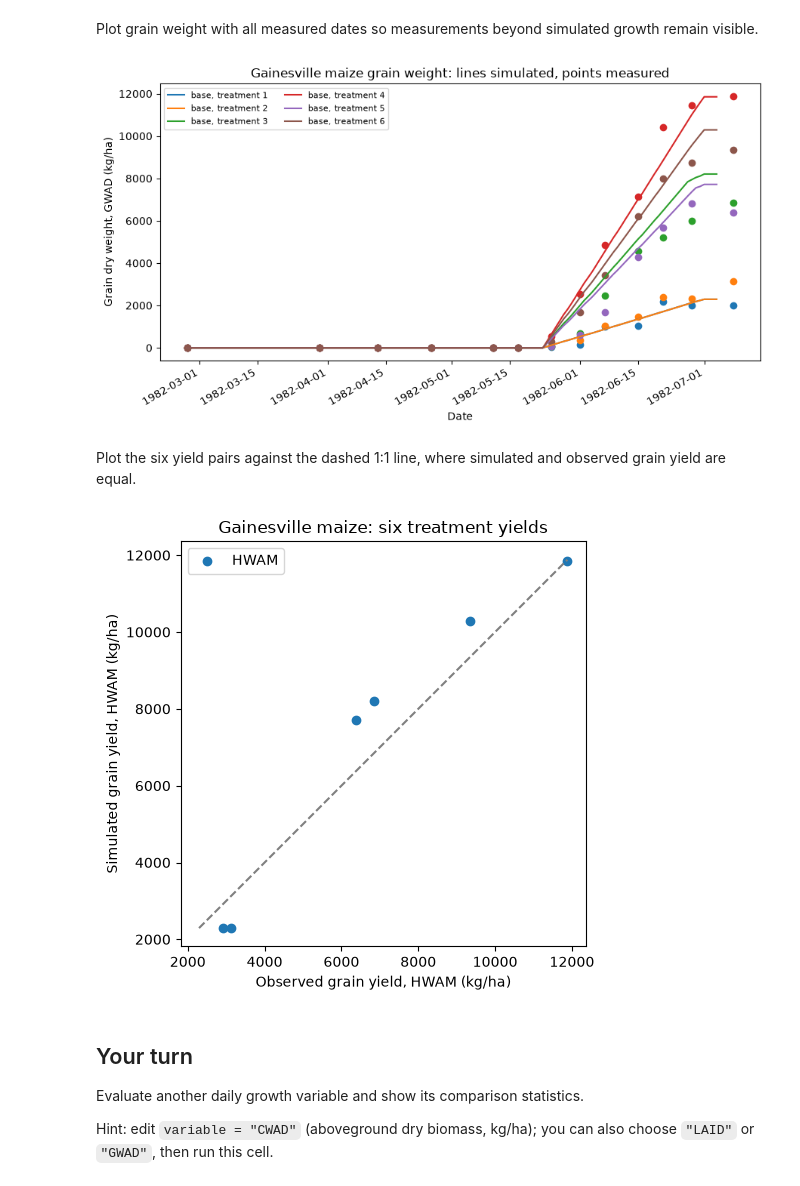
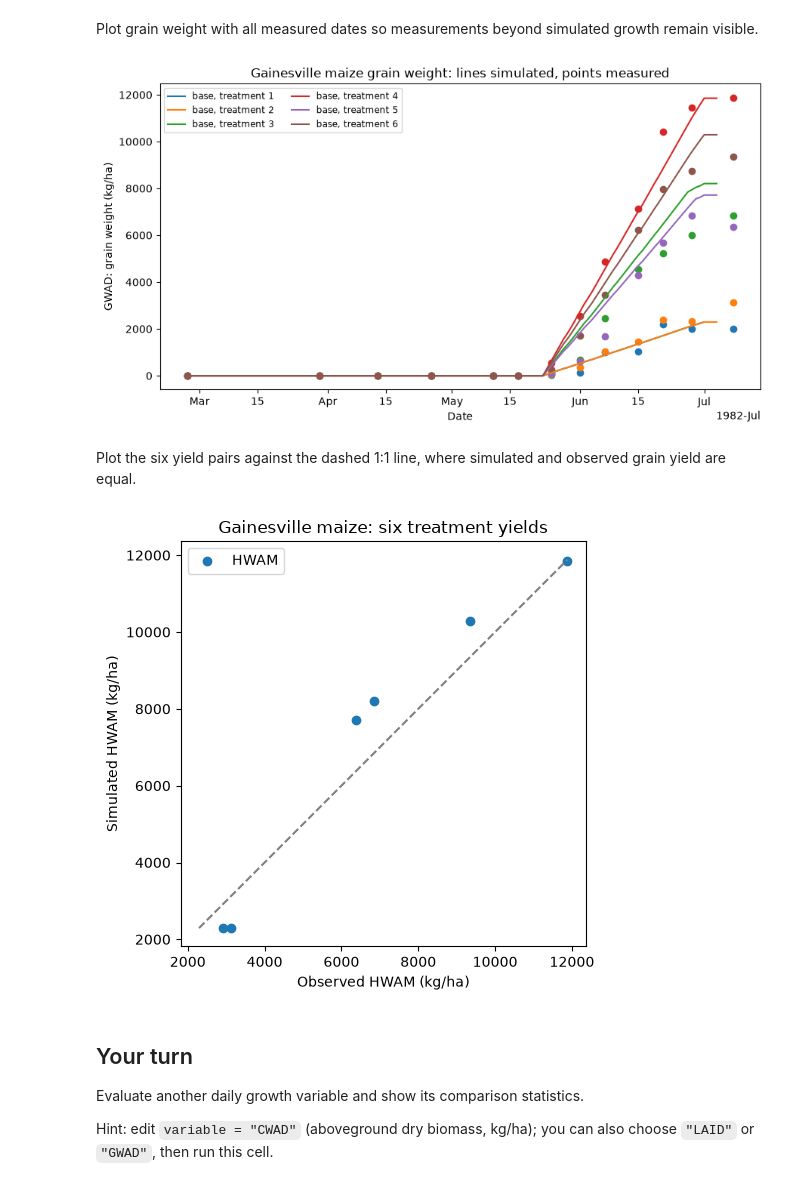
Before and after one commit to AbdelrahmanAmr3/dssatlab, a Jupyter notebook: course/07_simulated_vs_observed/lesson.ipynb, the cells around one changed output. Cells and saved outputs as stored; diff of their text form; code cells hidden in the pictures.

```diff
--- a/course/07_simulated_vs_observed/lesson.ipynb
+++ b/course/07_simulated_vs_observed/lesson.ipynb
@@ -166,29 +159,24 @@ Plot grain weight with all measured dates so measurements beyond simulated growt
 # %%
 # Overlay measured grain dry weight on simulated growth curves.
 ax = dl.plot_observed(result, observed_t, "GWAD")
 ax.figure.set_size_inches(9, 5)
-ax.set(ylabel="Grain dry weight, GWAD (kg/ha)",
-       title="Gainesville maize grain weight: lines simulated, points measured")
-ax.legend(fontsize=8, ncol=2)
-ax.figure.autofmt_xdate()
+ax.set_title("Gainesville maize grain weight: lines simulated, points measured")
 plt.tight_layout()
 plt.show()
 # %% [output]
-[figure, old version]
+[figure, new version]
 # %% [markdown]
 Plot the six yield pairs against the dashed 1:1 line, where simulated and observed grain yield are equal.
 # %%
 # Plot end-of-season grain yield agreement.
 ax = dl.plot_evaluation(evaluation, variable="HWAM")
 ax.figure.set_size_inches(6, 5)
-ax.set(xlabel="Observed grain yield, HWAM (kg/ha)",
-       ylabel="Simulated grain yield, HWAM (kg/ha)",
-       title="Gainesville maize: six treatment yields")
+ax.set_title("Gainesville maize: six treatment yields")
 ax.set_aspect("equal", adjustable="box")
 plt.tight_layout()
 plt.show()
 # %% [output]
-[figure, old version]
+[figure, new version]
 # %% [markdown]
 ## Your turn
 
```
Also changed, not shown: parts of 9 cells of this notebook, 7 other files.
